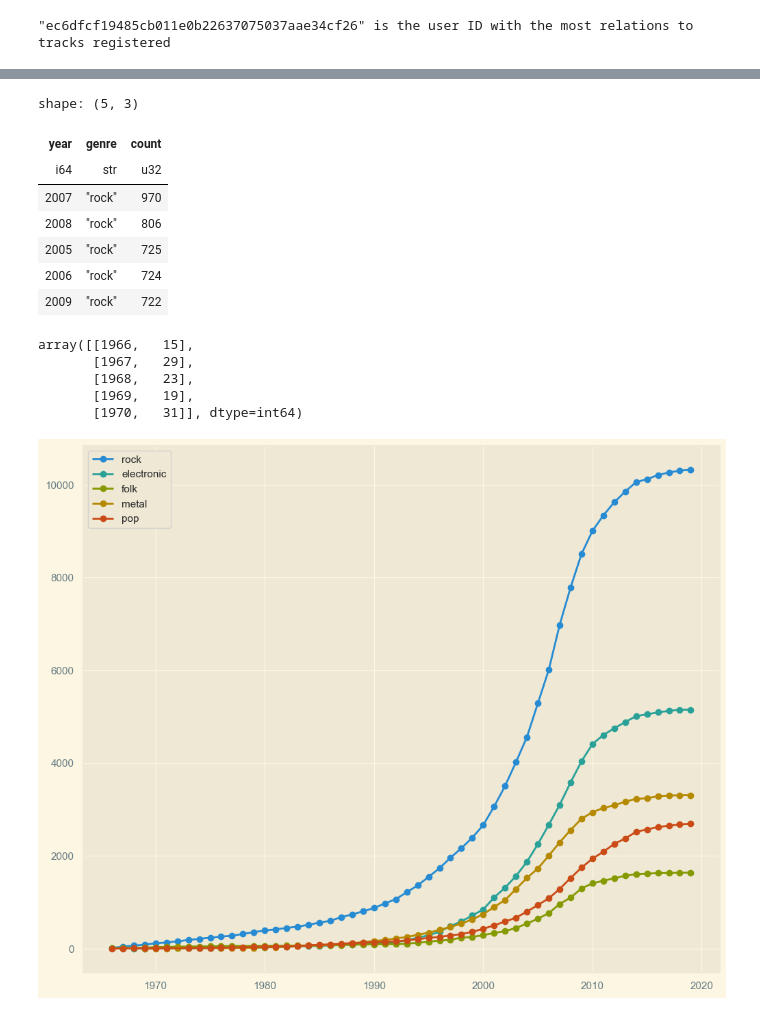
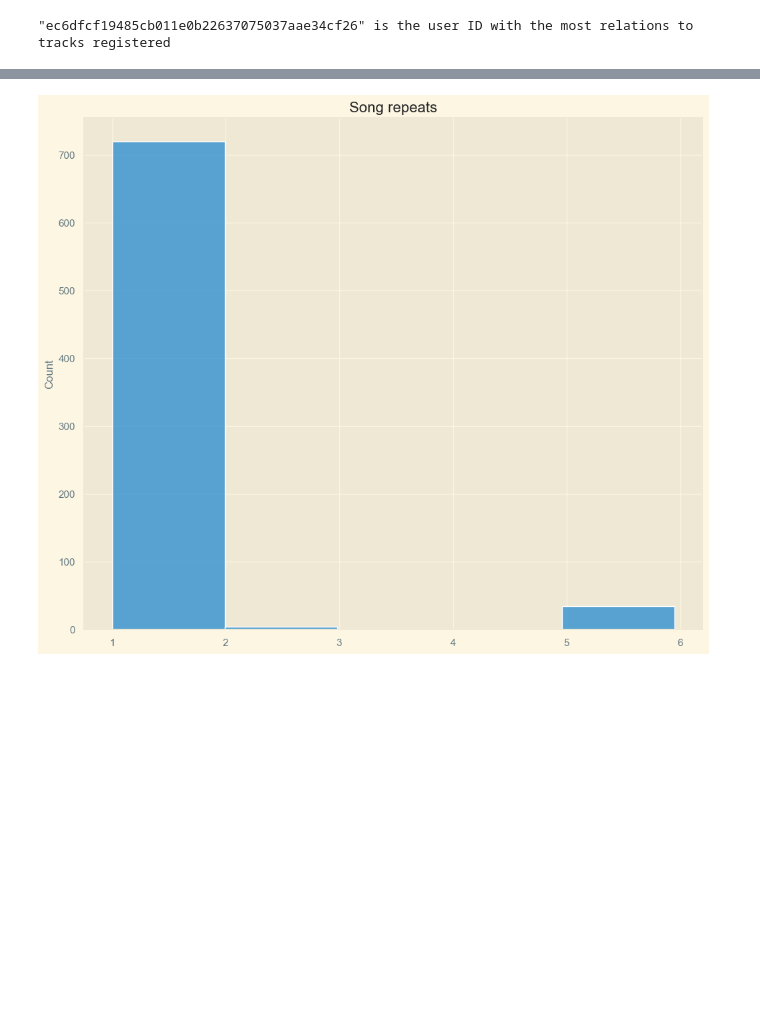
Before and after one commit to panierka/SongsDatabaseAnalysis, a Jupyter notebook: eda.ipynb, the cells around one changed output, grey strips where cells are left out. Drawn from its saved outputs; the diff is of its cells as text; code cells hidden in the pictures; blank space fills up the shorter version.

```diff
--- a/eda.ipynb
+++ b/eda.ipynb
@@ -348,0 +399,3 @@ It's either an anomaly or a big trance fan.
+# %%
+power_user_tracks_lf = tracks_lf.join(history_lf, on='track_id').filter(pl.col('user_id') == highest_count_user_id)
+power_user_tracks_lf.limit(10).collect()
@@ -349,20 +431,10 @@ It's either an anomaly or a big trance fan.
+# %%
+sns.histplot(x=get_column(power_user_tracks_lf, 'playcount_right'), binwidth=0.99)
+
+plt.title('Song repeats')
+plt.show()
+# %% [output]
+[figure, added]
 # %%
 with open('tmp/highest-count-user-id.txt', 'w+') as f:
     f.write(highest_count_user_id)
-# %%
-genres_per_year_lf = tracks_genres_lf.groupby([pl.col('year'), pl.col('genre')]).count().sort('count', descending=True).filter(
-    pl.col('year').is_between(
-        pl.col('year').quantile(outlier_offset),
-        pl.col('year').quantile(1 - outlier_offset)
-    )
-)
-genres_per_year_lf.limit(5).collect()
-# %% [output]
-shape: (5, 3)
-| year | genre | count |
-| i64 | str | u32 |
-| 2007 | "rock" | 970 |
-| 2008 | "rock" | 806 |
-| 2005 | "rock" | 725 |
-| 2006 | "rock" | 724 |
-| 2009 | "rock" | 722 |
@@ -372,30 +440,0 @@ def get_genre_timeline(genre: str) -> np.ndarray:
-# %%
-get_genre_timeline('rock')[:5]
-# %% [output]
-array([[1966,   15],
-       [1967,   29],
-       [1968,   23],
-       [1969,   19],
-       [1970,   31]], dtype=int64)
-# %%
-genres_to_check = [
-    'rock',
-    'electronic',
-    'folk',
-    'metal',
-    'pop'
-]
-
-_, ax = plt.subplots()
-
-for genre_to_check in genres_to_check:
-    timeline = get_genre_timeline(genre_to_check)
-    years = timeline[:,0]
-    cumsum = timeline[:,1].cumsum()
-    #sns.lineplot(x=years, y=cumsum, marker='o', ax=ax)
-    plt.plot(years, cumsum, marker='o', label=genre_to_check)
-
-plt.legend()
-plt.show()
-# %% [output]
-[figure, removed]
```
Also changed, not shown: parts of 10 cells of this notebook, 3 other files.
